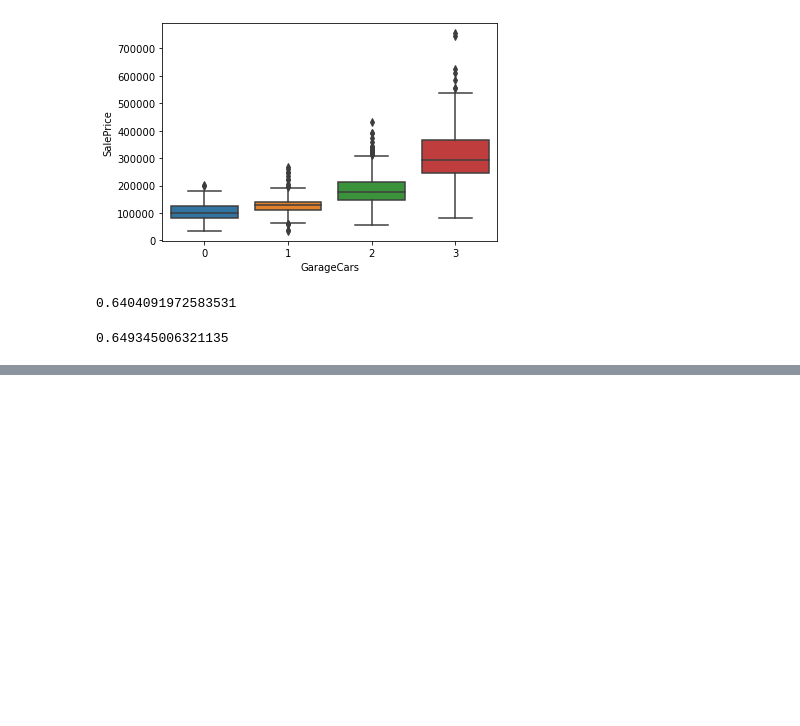
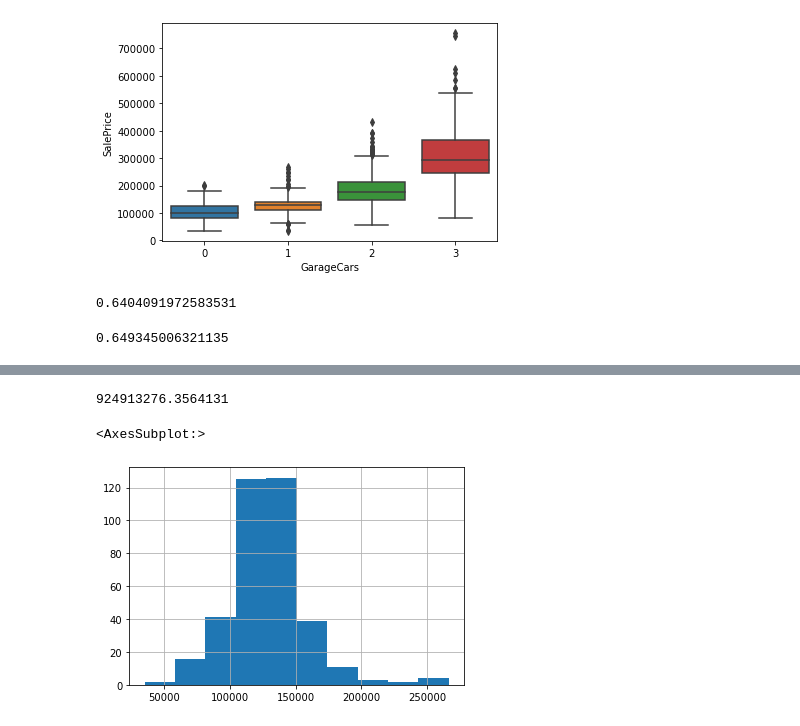
Before and after one commit to greigbingham/kaggle-house-prices, a Jupyter notebook: house_prices_notebook3.ipynb, the cells around one changed output, grey strips where cells are left out. Drawn from its saved outputs; the diff is of its cells as text; code cells hidden in the pictures; blank space fills up the shorter version.

Commit message:
notebook 3 - graphs and stuff...

```diff
--- a/house_prices_notebook3.ipynb
+++ b/house_prices_notebook3.ipynb
@@ -149,0 +162,3 @@ garagecars_data["GarageCars"].corr(garagecars_data["SalePrice"])
+# %%
+garagecars_data_filtered = garagecars_data[garagecars_data["GarageCarsOne"]==1]
+garagecars_data_filtered.head()
@@ -149,0 +172,9 @@ garagecars_data["GarageCars"].corr(garagecars_data["SalePrice"])
+# %%
+garagecars_data_filtered["SalePrice"].var()
+# %% [output]
+924913276.3564131
+# %%
+garagecars_data_filtered["SalePrice"].hist()
+# %% [output]
+<AxesSubplot:>
+[figure, added]
```
Also changed, not shown: parts of 4 cells of this notebook.
